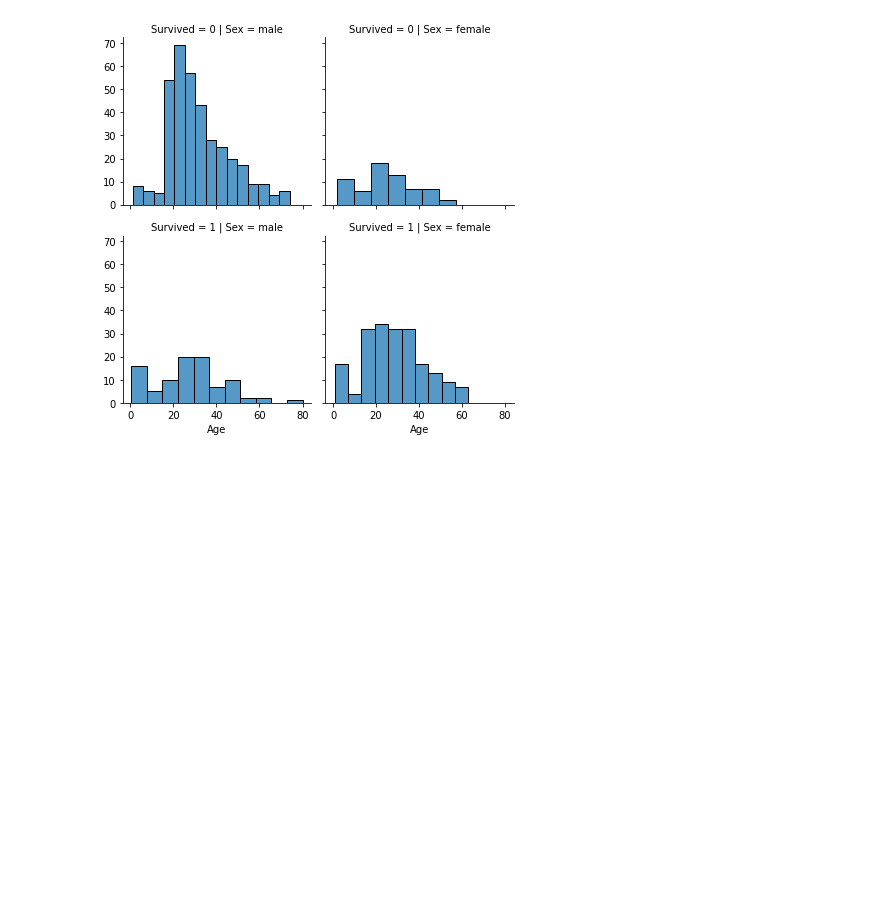
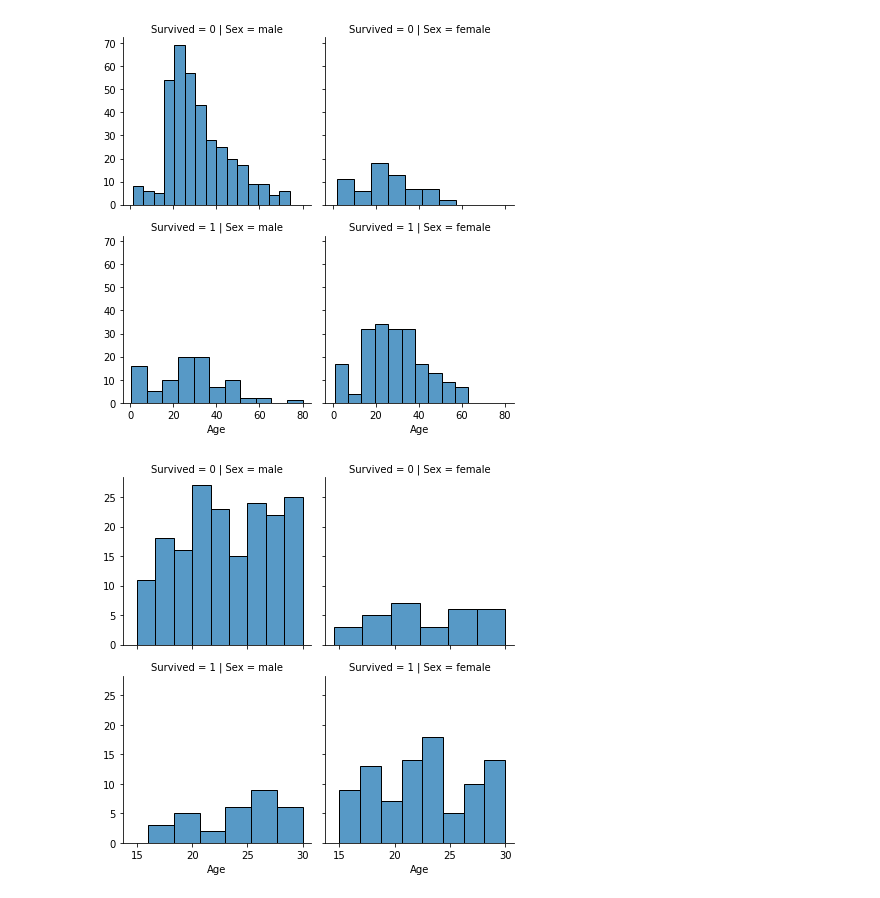
Before and after one commit to Daredeveil/CAB-21, a Jupyter notebook: titanic/titanic_1.ipynb, the cells around one changed output. Cells and saved outputs as stored; diff of their text form; code cells hidden in the pictures; blank space fills up the shorter version.

```diff
--- a/titanic/titanic_1.ipynb
+++ b/titanic/titanic_1.ipynb
@@ -149,2 +156,8 @@ g = sns.FacetGrid(df, row='Survived', col='Fare')
 g.map(sns.histplot, 'Age')
 plt.show()
+# %%
+g = sns.FacetGrid(df.loc[((df['Age'] > 14) & (df['Age'] <= 30))] , row='Survived', col='Sex')
+g.map(sns.histplot, 'Age')
+plt.show()
+# %% [output]
+[figure, added]
```
Also changed, not shown: parts of 10 cells of this notebook, 1 other file.
